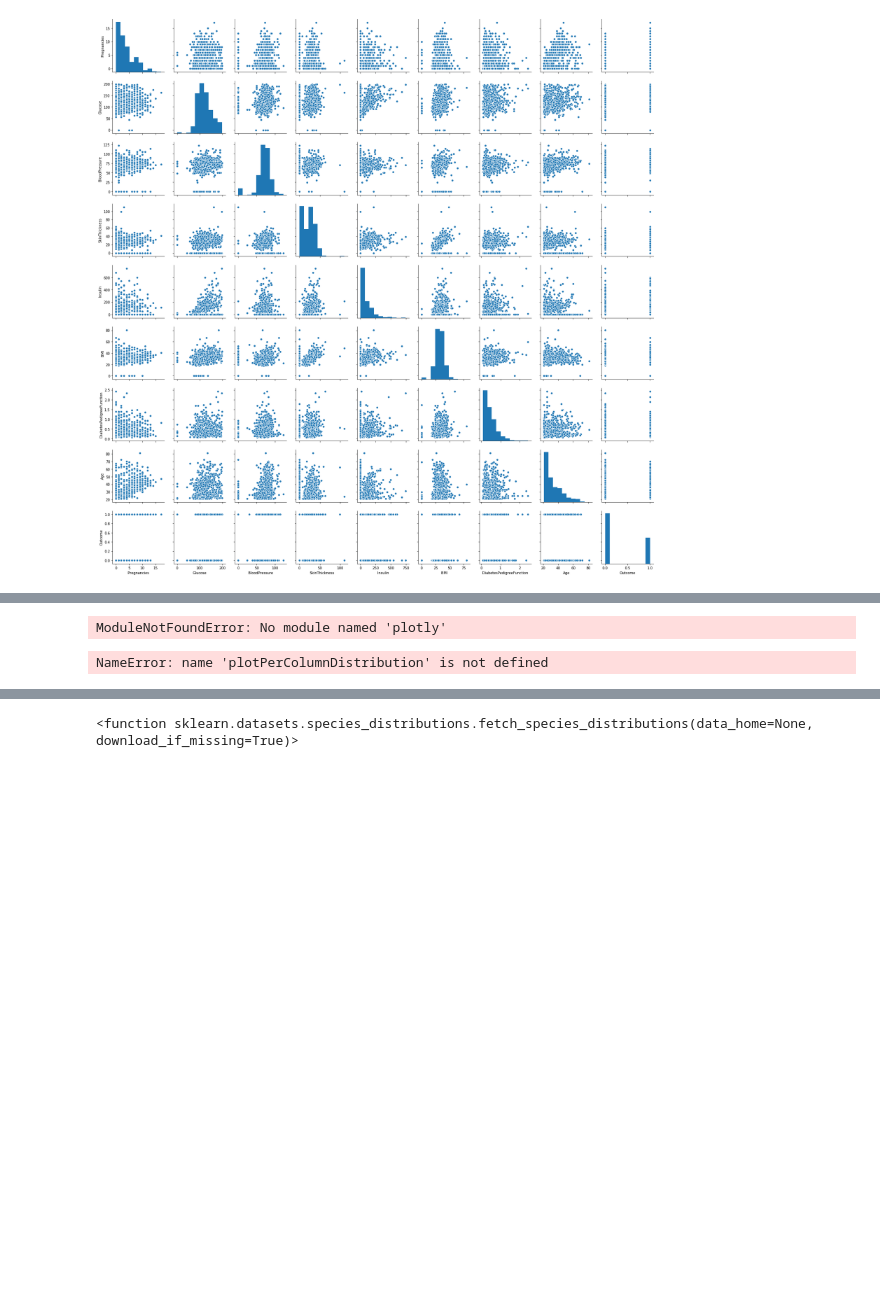
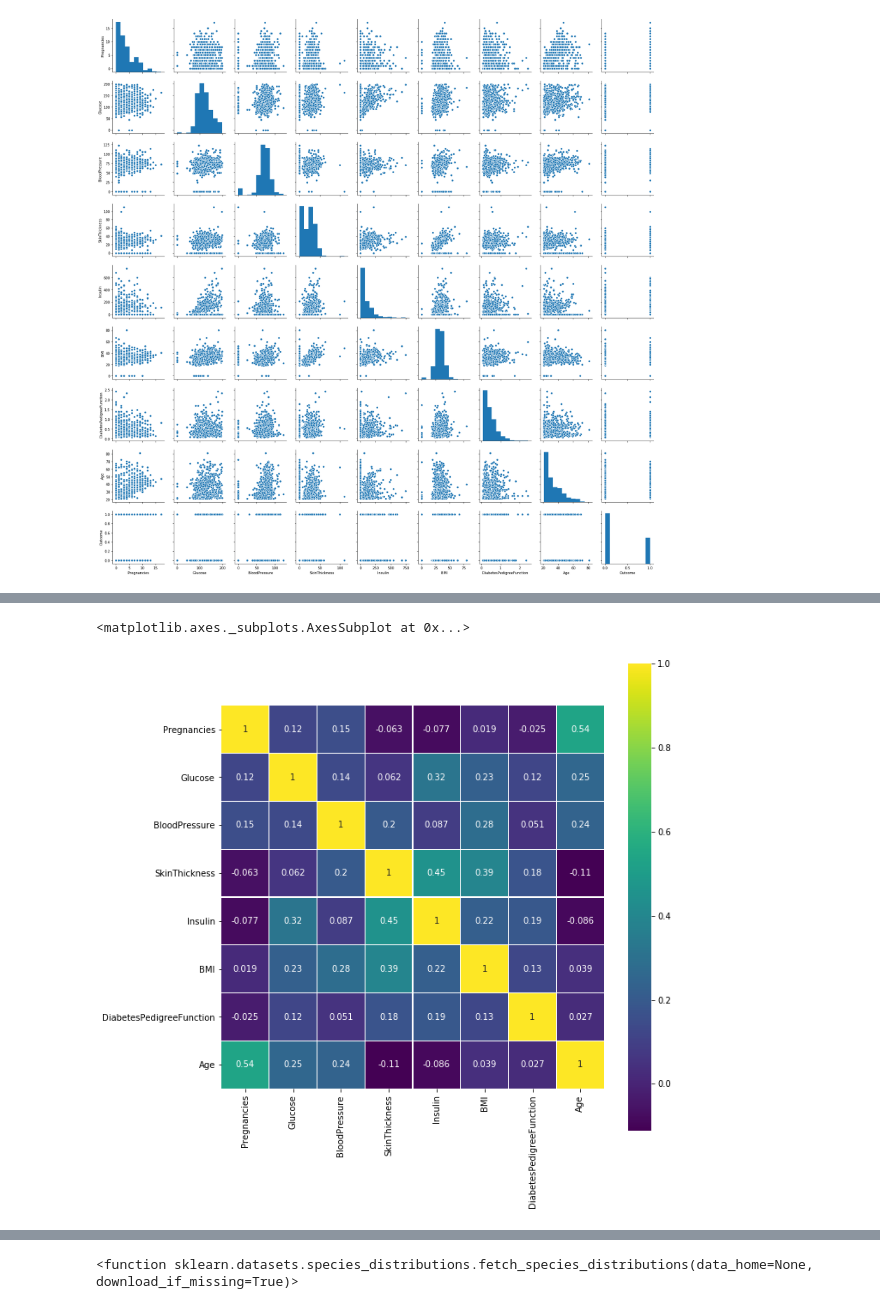
Before and after one commit to madymehlf/final-project, a Jupyter notebook: final-project.ipynb, the cells around one changed output, grey strips where cells are left out. Drawn from its saved outputs; the diff is of its cells as text; code cells hidden in the pictures; blank space fills up the shorter version.

```diff
--- a/final-project.ipynb
+++ b/final-project.ipynb
@@ -120,11 +104,8 @@ Note: you may need to restart the kernel to use updated packages.
-# %%
-import plotly.express as px
-
-fig = px.scatter_matrix(diabetes_df)
-fig.show()
-# %% [output]
-ModuleNotFoundError: No module named 'plotly'
-# %%
-plotPerColumnDistribution(diabetes_df, 10, 5)
-# %% [output]
-NameError: name 'plotPerColumnDistribution' is not defined
+# %%
+#heatmap indicating the correlatioin between outcome and the other factors
+colormap= plt.cm.viridis
+plt.figure(figsize= (10,10))
+sns.heatmap(diabetes_df.astype(float).drop(axis=1, labels='Outcome').corr(), linewidths=0.1, vmax=1.0, square=True, cmap=colormap, annot=True)
+# %% [output]
+<matplotlib.axes._subplots.AxesSubplot at 0x...>
+[figure, added]
```
Also changed, not shown: parts of 3 cells of this notebook.
